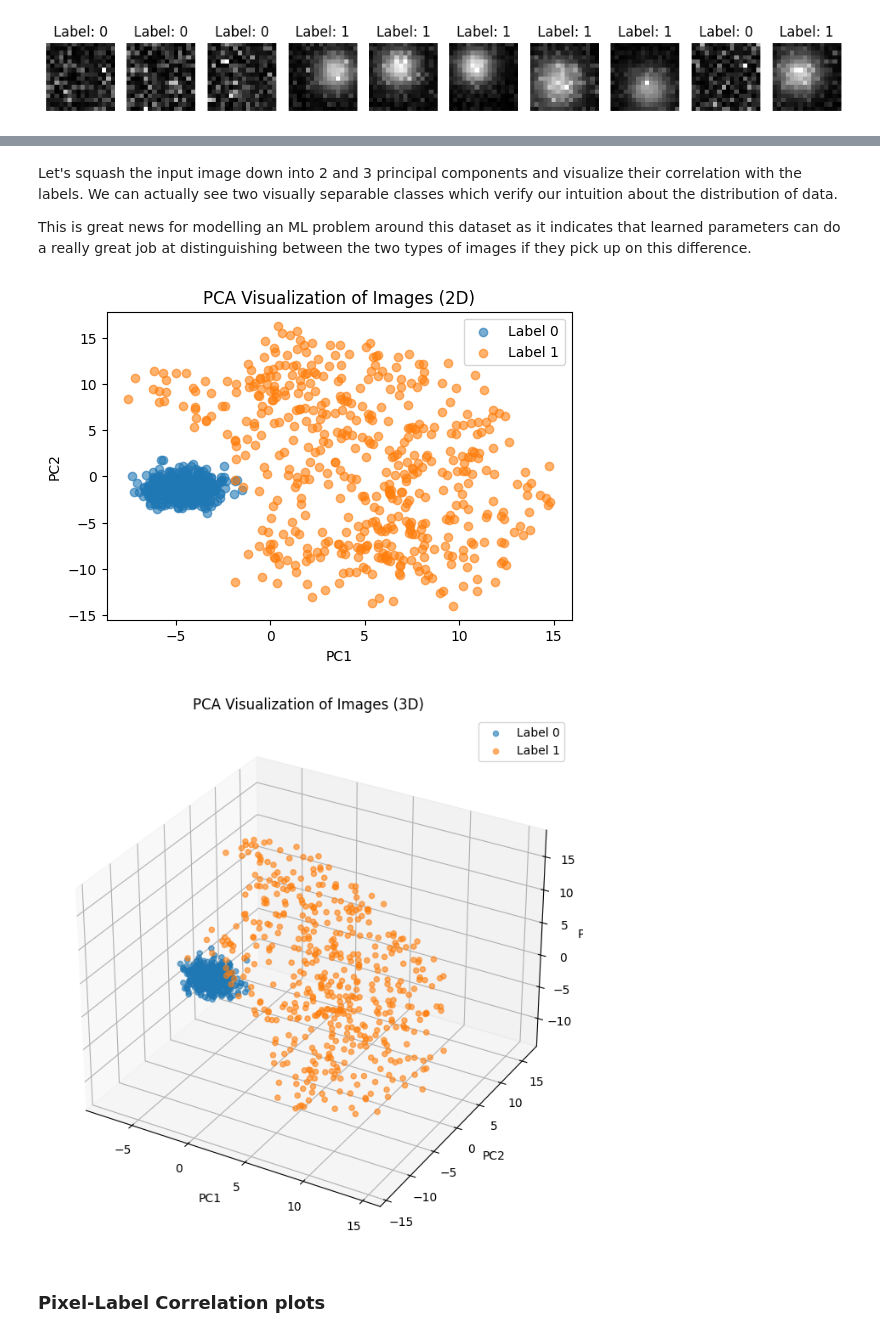
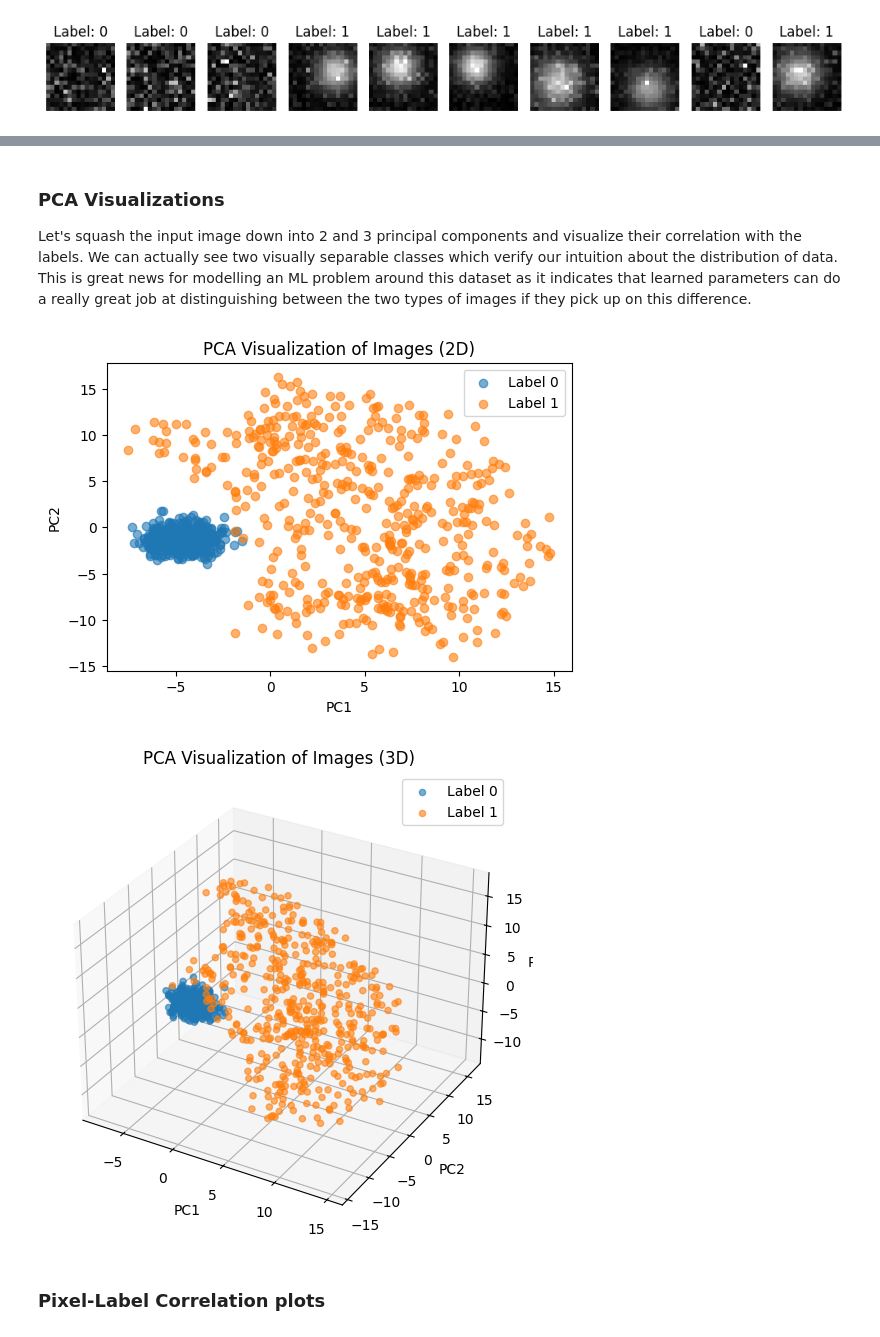
Before and after one commit to mach-12/cicada-gsoc-evaluation-task, a Jupyter notebook: solution.ipynb, the cells around one changed output, grey strips where cells are left out. Drawn from its saved outputs; the diff is of its cells as text; code cells hidden in the pictures.

Commit message:
Add model training script, Evaluate and compare model results, Fix plot size of graphs

```diff
--- a/solution.ipynb
+++ b/solution.ipynb
@@ -165,13 +197,13 @@ plt.show()
 # %% [markdown]
-Let's squash the input image down into 2 and 3 principal components and visualize their correlation with the labels. We can actually see two visually separable classes which verify our intuition about the distribution of data.
+### PCA Visualizations
 
-This is great news for modelling an ML problem around this dataset as it indicates that learned parameters can do a really great job at distinguishing between the two types of images if they pick up on this difference.
+Let's squash the input image down into 2 and 3 principal components and visualize their correlation with the labels. We can actually see two visually separable classes which verify our intuition about the distribution of data. This is great news for modelling an ML problem around this dataset as it indicates that learned parameters can do a really great job at distinguishing between the two types of images if they pick up on this difference.
 # %%
-plot_pca_2d(images, labels, label_mapping)
-plot_pca_3d(images, labels, label_mapping)
+plot_pca_2d(images, labels)
+plot_pca_3d(images, labels)
 # %% [output]
 [figure]
-[figure, old version]
+[figure, new version]
 # %% [markdown]
 ### Pixel-Label Correlation plots
 # %% [markdown]
```
Also changed, not shown: parts of 59 cells of this notebook.
